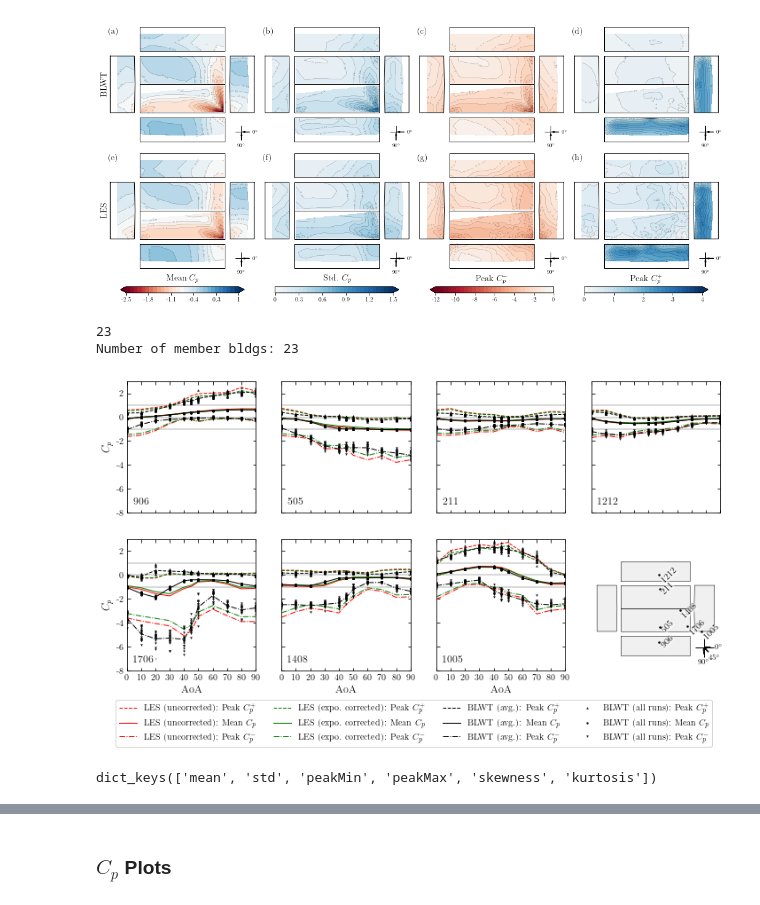
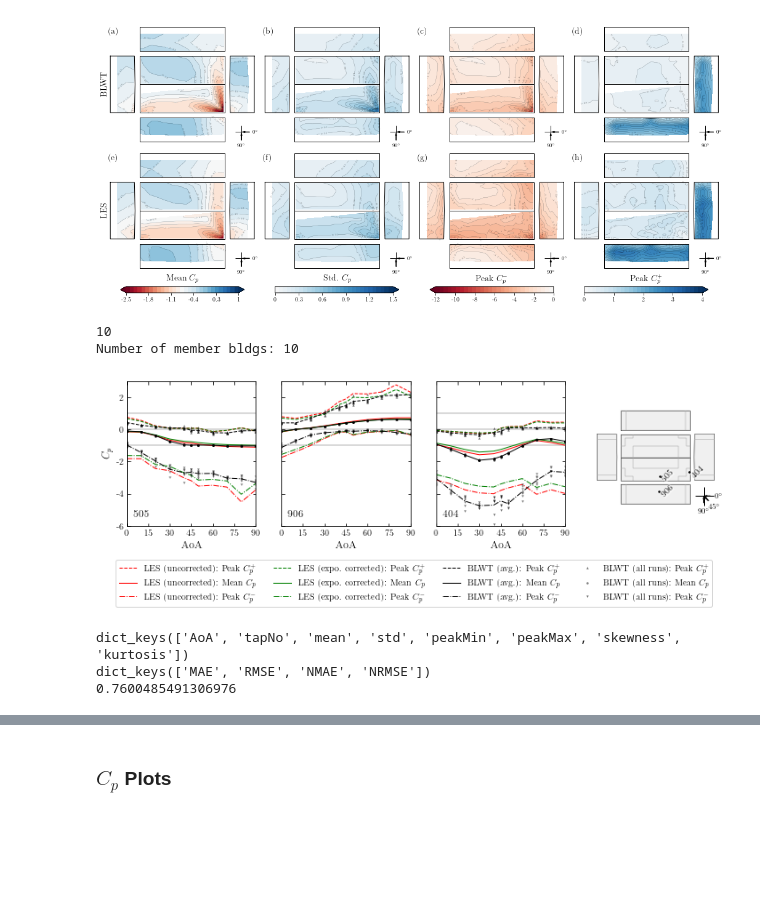
Before and after one commit to Tsinuel/windCalc, a Jupyter notebook: src/notebooks/CandC_load/main.infl.t5.r2.s2.ipynb, the cells around one changed output, grey strips where cells are left out. Saved outputs shown, nothing was run; the diff lists cells and outputs as text; code cells hidden in the pictures; blank space fills up the shorter version.

```diff
--- a/src/notebooks/CandC_load/main.infl.t5.r2.s2.ipynb
+++ b/src/notebooks/CandC_load/main.infl.t5.r2.s2.ipynb
@@ -721,7 +721,7 @@ peakSpecs['prob_non_excd'] = 0.8
 allPres = []
 nmin = 1000000000000
 tCutIdx = 14000
-readFromNPY_file=False
+readFromNPY_file=True
 AoA_final = []
 p0_profs = []
 for i, aoa in enumerate(caseDict['AoAs']):
@@ -1006,3 +1003,5 @@ print(np.shape(LES_Cp_cum.CpStats_NormRange[s]))
+# %%
+saveFigs = True
 # %% [markdown]
 ### Wind tunnel data
 # %%
@@ -1071,7 +1055,7 @@ dt = 1/np.mean(cp_raw.sampleRate)
 tMax_Idx = int(tMax_WT/dt)
 
 N_tot = cp_raw.CpTH.shape[-1]
-N_folds = 20 #int(N_tot/tMax_Idx)
+N_folds = 7 #int(N_tot/tMax_Idx)
 tMax_Idx = int(N_tot/N_folds)
 print(f" WT has {N_tot} time steps. Splitting into {N_folds} folds of {tMax_Idx} time steps or {tMax_Idx*dt} seconds each.")
 
@@ -2016,6 +2253,7 @@ for i, cp in enumerate([WT_cp_avg, LES_Cp]):
 
 #     plt.show()
 # %%
+# bldgLst = [LES_Cp, LES_Cp_corrected, WT_cp_avg]
 bldgLst = [LES_Cp, LES_Cp_corrected, WT_cp_avg]
 bldgLst.extend(WT_cp_all.memberBldgs)
 print(len(bldgLst))
@@ -2030,17 +2268,20 @@ WT_cp_avg.name = 'BLWT (avg.)'
 LES_Cp.name = 'LES (uncorrected)'
 LES_Cp_corrected.name = 'LES (expo. corrected)'
 # %% [output]
-23
-Number of member bldgs: 23
+10
+Number of member bldgs: 10
 # %%
 from mpl_toolkits.axes_grid1 import make_axes_locatable
 
 # tapsToPlot=np.sort([405, 1806, 1709, 1006, 406, 1807, 1915, 1611, 1903, 1611])
-tapsToPlot=[906, 505, 211, 1212, 1706, 1408, 1005]
+# tapsToPlot=[906, 505, 213, 1212, 1709, 404, 712]
+tapsToPlot=[505, 906, 404]
 
 fields=['peakMax','mean','peakMin']
 mrkrs=['^','o','v']
 c = 'k'
+a = 0.5
+alphas = [1,1,1,a,a,a,a,a,a,a,a,a,a,a,a,a,a,a,a,a,a,a,a,a,a,a,a,a,a,a,a,a,a,a,a,a,a,a,a,a,a,a,a,a,a,a,a,a,a,a,a,a,a,a,a,a,a,a,a,a,a,a,a,a,a,a,a,a,a,a,a,a,a,a,a,a,a,a]
 cols=['r','g','k',c,c,c,c,c,c,c,c,c,c,c,c,c,c,c,c,c,c,c,c,c,c,c,c,c,c,c,c,c,c,c,c,c,c,c,c,c,c,c,c,c,c,c,c,c]
 ls=['-','-','-','','','','','','','','','','','','','','','','','','','','','','','','','','','','','','','','','','','','','','','','']
 ls2=['--','-','-.']
@@ -2052,19 +2293,24 @@ kwargs_perFld = [[{'color':cols[b],
                     'ls':ls[b] if b>2 else ls2[f],
                     'markersize':mrkrSize[b],
                     'markerfacecolor':mrkrFaceColor[b],
+                    'alpha':alphas[b],
                     'mew':lw[b],
                     'linewidth':lw[b],
                     } for f in range(len(fields))]
                     for b in range(cp_comp.N_bldgs)]
 includeInLegend = [True if b<4 else False for b in range(cp_comp.N_bldgs)]
 
-figs, all_axes = cp_comp.plotTapCpStatsPerAoA(tapsToPlot=tapsToPlot, nCols=4, xlim=[-5,95], xticks=[0,10,20,30,40,50,60,70,80,90],
-                                        #[0, 15, 30, 45, 60, 75, 90],
-                                        nRows=2, figsize=[12,6], fldRange=[-8,3.0], nLgndCols=4,
+figs, all_axes = cp_comp.plotTapCpStatsPerAoA(tapsToPlot=tapsToPlot, nCols=4, xlim=[-5,95],
+                                            #   xticks=[0,10,20,30,40,50,60,70,80,90],
+                                        xticks=[0, 15, 30, 45, 60, 75, 90],
+                                        nRows=1,
+                                        # figsize=[12,8], # for thesis document
+                                        figsize=[12,3], # for ppt
+                                        fldRange=[-6,3.0], nLgndCols=4,
                                         # nRows=3, figsize=[12,9], fldRange=[-12,3.0], nLgndCols=3,
                                         fields=['peakMax','mean','peakMin'],
                                         kwargs_perFld=kwargs_perFld, includeInLegend=includeInLegend,
-                                        legend_bbox_to_anchor=(0.5, 0.06),
+                                        legend_bbox_to_anchor=(0.5, -0.03),
                                         pageNo_xy=(0.5, 0.05), showPageNo=False, kwargs_axFrmt={'gridMajor':False, 'gridMinor':False},
                                         )
 
@@ -2076,39 +2322,44 @@ divider = make_axes_locatable(all_axes[0][-1,-1])
 ax = divider.append_axes("bottom", size="1800%", pad=0.0,)
 
 bldg.plotEdges(ax=ax, showName=False, fill=True, kwargs_Edge = { 'color': 'k','lw': 0.5,'ls': '-' })
+bldg.plotZones(ax=ax, showLegend=False, fill=False, kwargs_Edge = { 'color': 'darkgray','lw': 0.3,'ls': '-' })
 bldg.plotTaps(ax=ax, tapsToPlot=tapsToPlot, showTapNo=True,
               textOffset_tapNo=[0.002,0.03],
               # textOffset_tapNo=[-0.001,0.002],
               kwargs_text= { 'ha': 'left','va': 'top','color': 'k','backgroundcolor': [1, 1, 1, 0.5],'fontsize': 10,'rotation': 45,
                             'bbox': dict(boxstyle="round", fc=[1, 1, 1, 0.5], ec="None", pad=0.0),})
 if not zoom:
     bldg.plotAoA_definition(ax=ax, size=0.7, marginFactor=[1.0,0.5], location='lower right', AoAs=[0, 45, 90], textOffsetFactor=4.0)
 ax.axis('equal')
 _ = ax.axis('off')
 
 if zoom:
     ax.set_xlim([0.1,0.15])
     ax.set_ylim([-0.1,-0.04])
     ax = make_axes_locatable(all_axes[0][-1,-2]).append_axes("bottom", size="1800%", pad=0.0,)
     bldg.plotEdges(ax=ax, showName=False, fill=True, kwargs_Edge = { 'color': 'k','lw': 0.5,'ls': '-' })
     bldg.plotAoA_definition(ax=ax, size=0.7, marginFactor=[1.0,0.5], location='lower right', AoAs=[0, 45, 90], textOffsetFactor=4.0)
     xlim, ylim = ax.get_xlim(), ax.get_ylim()
     ax.axis('equal')
     box_x = [xlim[0], xlim[0], xlim[1], xlim[1], xlim[0]]
     box_y = [ylim[0], ylim[1], ylim[1], ylim[0], ylim[0]]
     ax.plot(box_x, box_y, 'r--', linewidth=0.8)
     ax.axis('off')
 
 plt.show()
 
 if saveFigs:
-    # fileName = figDir+f"CpStatsPerAoA_bigErrorTaps.svg"
-    fileName = figDir+f"CpStatsPerAoA_selectTaps.svg"
-    fig.savefig(fileName,format='svg',dpi=600, bbox_inches='tight')
-    print(f"Figure saved to {fileName}")
+    fig.savefig(figDir+f"CpStatsPerAoA_selectTaps_4ppt.v5.svg",format='svg',dpi=600, bbox_inches='tight')
+
+    # fig.savefig(figDir+f"CpStatsPerAoA_selectTaps.svg",format='svg',dpi=600, bbox_inches='tight')
+    # fig.savefig(figDir+f"CpStatsPerAoA_selectTaps.pdf",format='pdf',dpi=600, bbox_inches='tight')
 # %% [output]
-[figure, old version]
+[figure, new version]
-# %%
-print(WT_cp.CpStats.keys())
-# %% [output]
-dict_keys(['mean', 'std', 'peakMin', 'peakMax', 'skewness', 'kurtosis'])
+# %%
+print(validator_2.error_CpStats.keys())
+print(validator_2.error_CpStats['mean']['perAoA'][45.0].keys())
+print(validator_2.error_CpStats['kurtosis']['perAoA'][0.0]['RMSE'])
+# %% [output]
+dict_keys(['AoA', 'tapNo', 'mean', 'std', 'peakMin', 'peakMax', 'skewness', 'kurtosis'])
+dict_keys(['MAE', 'RMSE', 'NMAE', 'NRMSE'])
+0.7600485491306976
```
Also changed, not shown: parts of 35 cells of this notebook, 6 other files.
